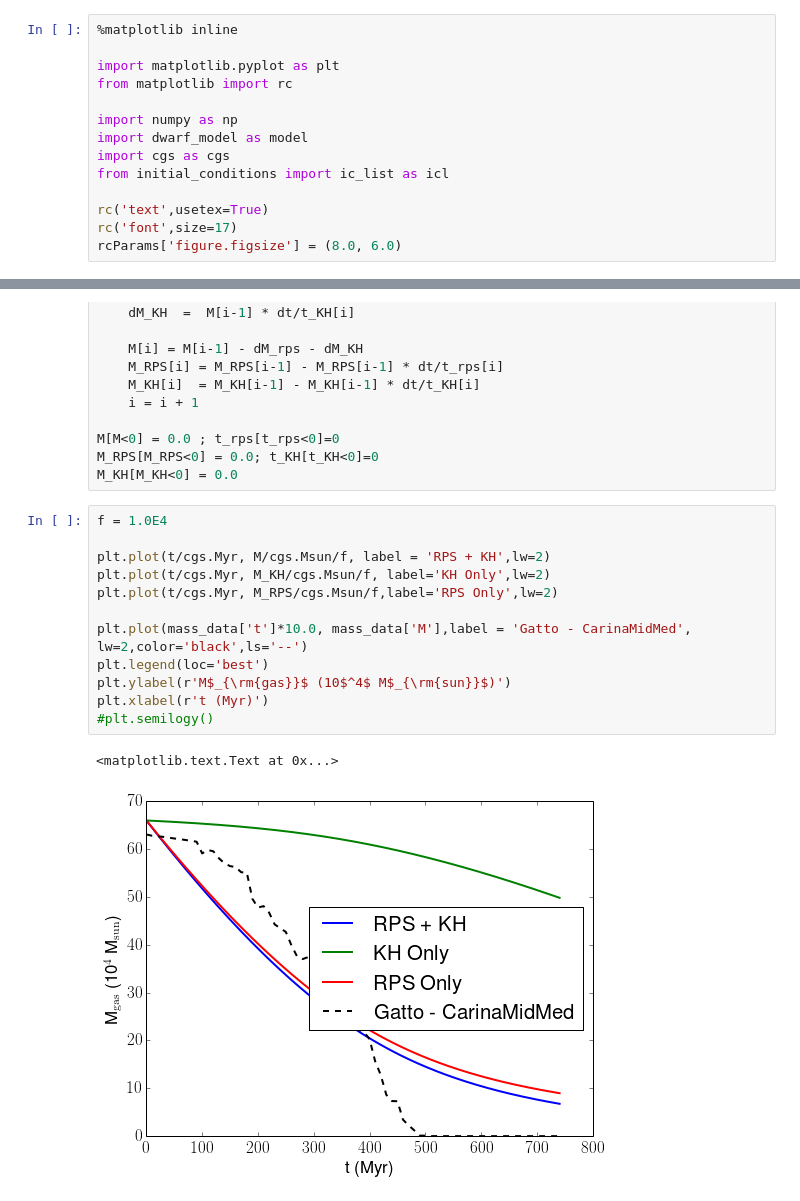
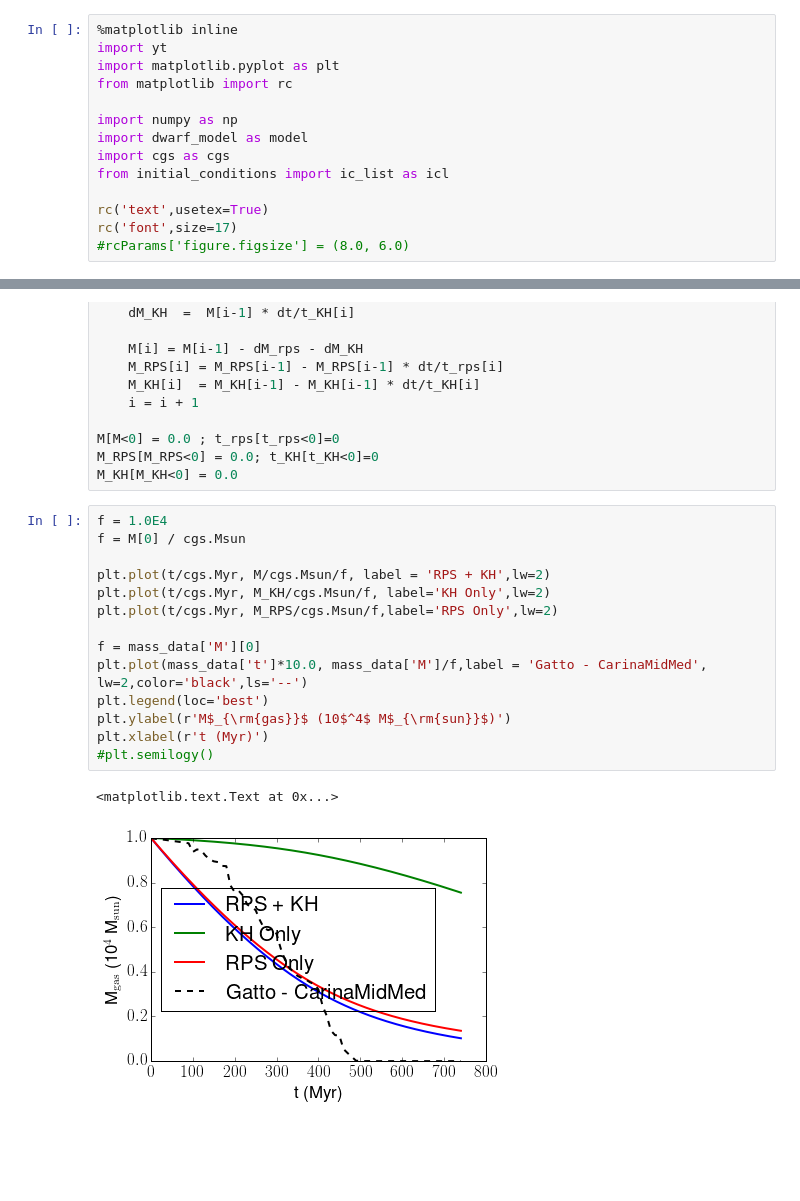
Before and after one commit to aemerick/dwarfs, a Jupyter notebook: analysis/analytic_model/model_testing.ipynb, the cells around one changed output, grey strips where cells are left out. Saved outputs shown, nothing was run; the diff lists cells and outputs as text; blank space fills up the shorter version.

```diff
--- a/analysis/analytic_model/model_testing.ipynb
+++ b/analysis/analytic_model/model_testing.ipynb
@@ -1,6 +1,6 @@
 # %%
 %matplotlib inline
-
+import yt
 import matplotlib.pyplot as plt
 from matplotlib import rc
 
@@ -11,4 +11,4 @@ from initial_conditions import ic_list as icl
 
 rc('text',usetex=True)
 rc('font',size=17)
-rcParams['figure.figsize'] = (8.0, 6.0)
+#rcParams['figure.figsize'] = (8.0, 6.0)
@@ -83,18 +65,20 @@ M_RPS[M_RPS<0] = 0.0; t_KH[t_KH<0]=0
 M_KH[M_KH<0] = 0.0
 # %%
 f = 1.0E4
+f = M[0] / cgs.Msun
 
 plt.plot(t/cgs.Myr, M/cgs.Msun/f, label = 'RPS + KH',lw=2)
 plt.plot(t/cgs.Myr, M_KH/cgs.Msun/f, label='KH Only',lw=2)
 plt.plot(t/cgs.Myr, M_RPS/cgs.Msun/f,label='RPS Only',lw=2)
 
-plt.plot(mass_data['t']*10.0, mass_data['M'],label = 'Gatto - CarinaMidMed', lw=2,color='black',ls='--')
+f = mass_data['M'][0]
+plt.plot(mass_data['t']*10.0, mass_data['M']/f,label = 'Gatto - CarinaMidMed', lw=2,color='black',ls='--')
 plt.legend(loc='best')
 plt.ylabel(r'M$_{\rm{gas}}$ (10$^4$ M$_{\rm{sun}}$)')
 plt.xlabel(r't (Myr)')
 #plt.semilogy()
 # %% [output]
 <matplotlib.text.Text at 0x...>
-[figure, old version]
+[figure, new version]
 # %%
 plt.plot(t/cgs.Myr, t_rps/cgs.Myr, label='RPS',lw=2)
```
Also changed, not shown: parts of 3 cells of this notebook, 3 other files.
